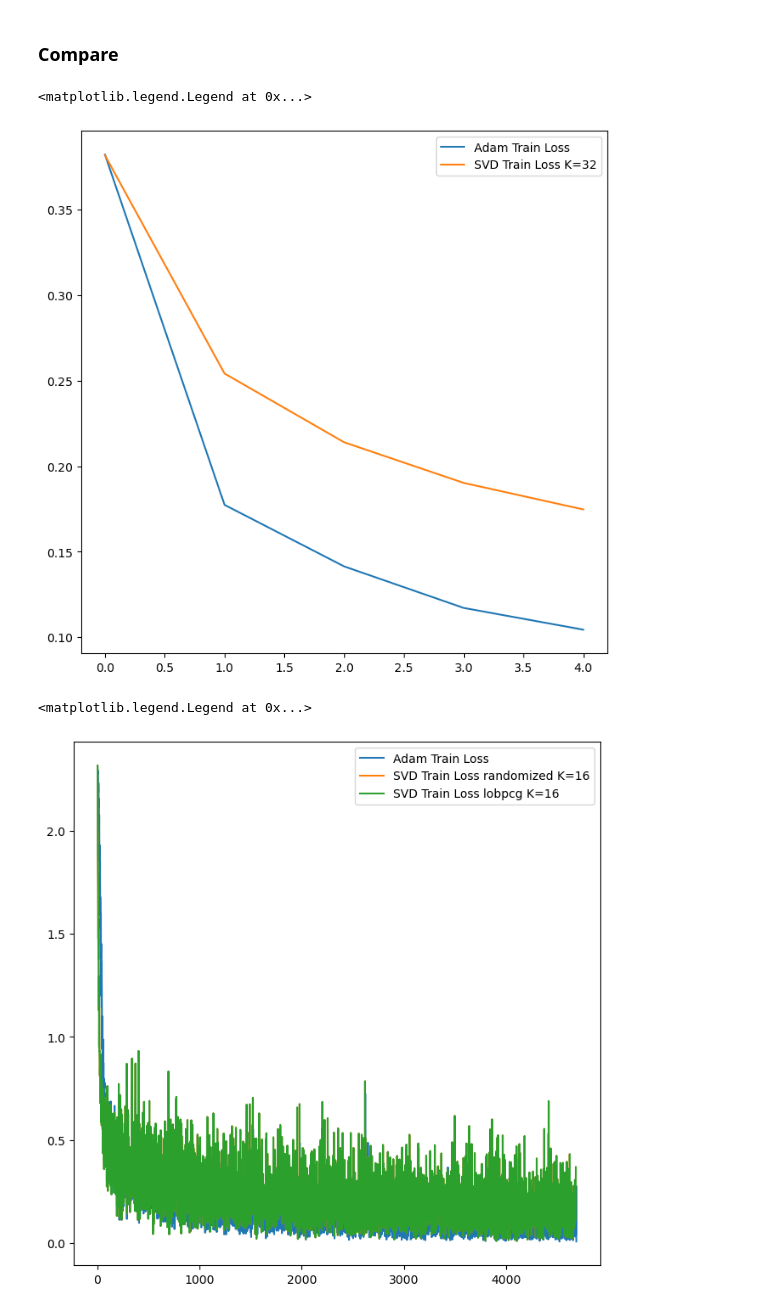
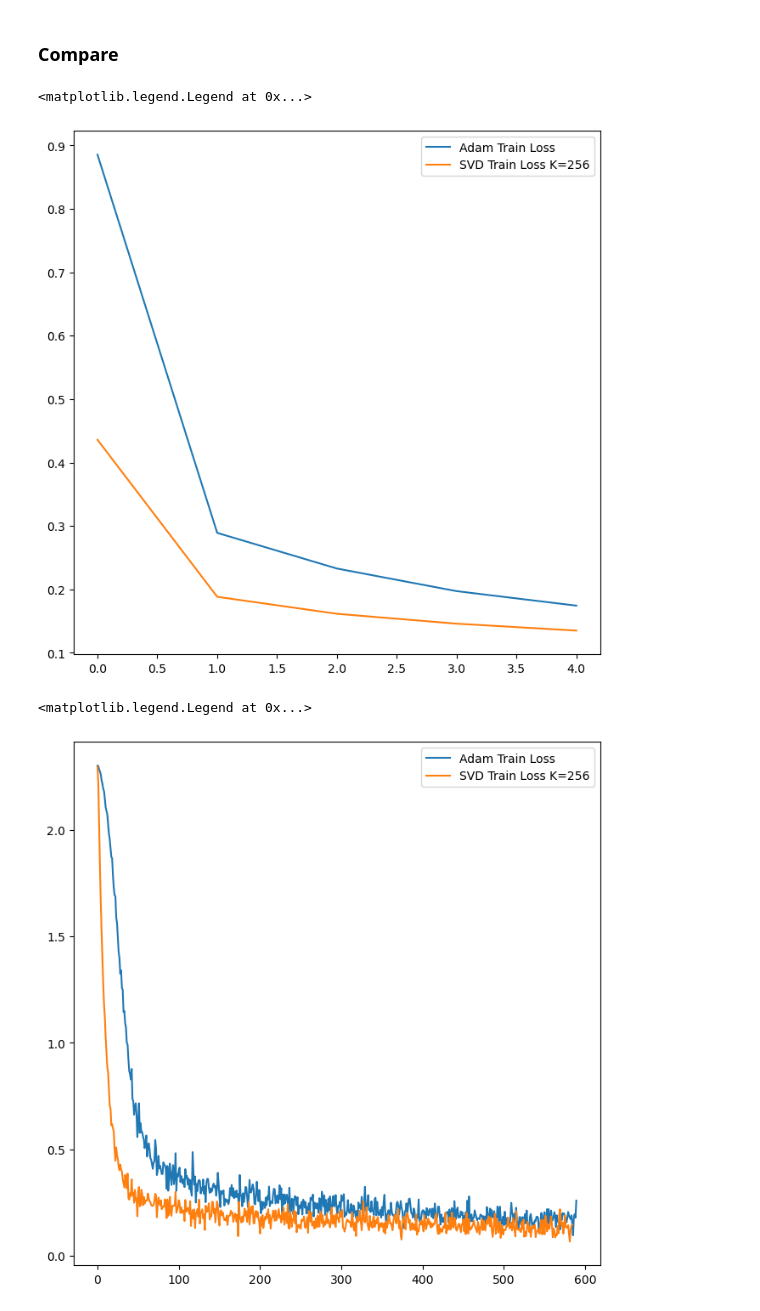
Before and after one commit to sambt/sven-experiments, a Jupyter notebook: notebooks_new/mnist_testing.ipynb, the cells around one changed output. Drawn from its saved outputs; the diff is of its cells as text; code cells hidden in the pictures.

```diff
--- a/notebooks_new/mnist_testing.ipynb
+++ b/notebooks_new/mnist_testing.ipynb
@@ -44,11 +44,11 @@ init_state = copy.deepcopy(mlp_base.state_dict())
 del mlp_base # free memory
 
 LOADER_SEED = 645297
-batch_size = 64
+batch_size = 512
 n_epoch = 5
-
-METHODS = ["randomized","lobpcg"]
-K_VALS = [16]
+K = 256
+RTOL = 1e-2
+LR = 0.1
 # %% [markdown]
 ### Train MLP with Adam
 # %%
@@ -102,17 +99,15 @@ ax.plot(np.arange(len(losses_svd['train'])), losses_svd['train'], label=f'SVD Tr
 plt.legend()
 # %% [output]
 <matplotlib.legend.Legend at 0x...>
-[figure, old version]
+[figure, new version]
 # %%
 fig, ax = plt.subplots(figsize=(8,8))
 ax.plot(np.arange(len(losses_adam['train_batch'])), losses_adam['train_batch'], label='Adam Train Loss')
-for METHOD in METHODS:
-    for K in K_VALS:
-        ax.plot(np.arange(len(losses_svd['train_batch'])), losses_svd['train_batch'], label=f'SVD Train Loss {METHOD} K={K}')
+ax.plot(np.arange(len(losses_svd['train_batch'])), losses_svd['train_batch'], label=f'SVD Train Loss K={K}')
 plt.legend()
 # %% [output]
 <matplotlib.legend.Legend at 0x...>
-[figure, old version]
+[figure, new version]
 # %%
 fig, ax = plt.subplots(figsize=(8,8))
 ax.plot(np.arange(len(losses_adam['train_batch'])), losses_adam['train_batch'], label='Adam Train Loss')
```
Also changed, not shown: parts of 7 cells of this notebook, 8 other files.
